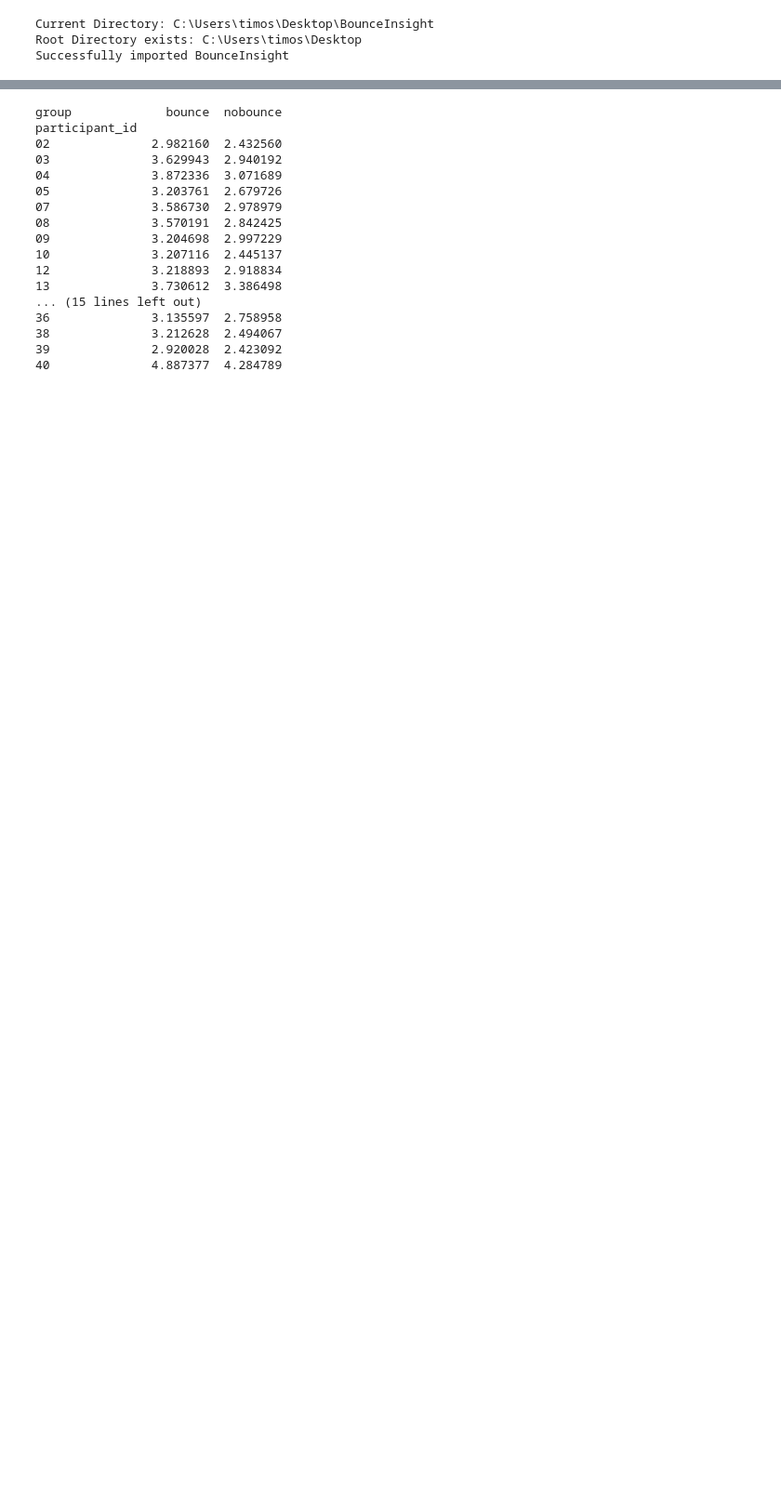
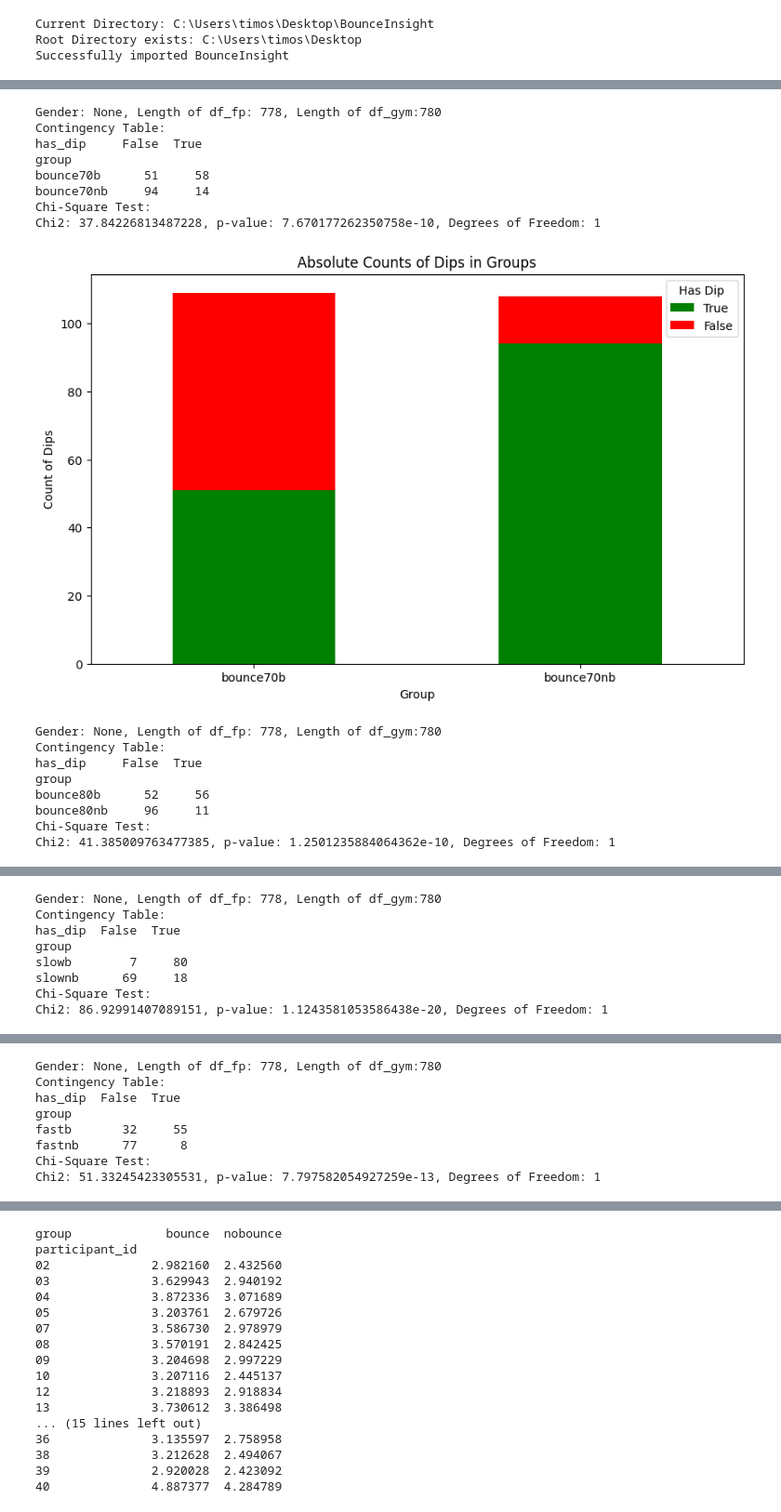
Before and after one commit to loieboi/BounceInsight, a Jupyter notebook: stat.ipynb, the cells around one changed output, grey strips where cells are left out. Shown at 93% size. Cells and saved outputs as stored; diff of their text form; code cells hidden in the pictures; blank space fills up the shorter version.

```diff
--- a/stat.ipynb
+++ b/stat.ipynb
@@ -182,0 +513,24 @@ Comparison between bounce and nobounce: t=-8.013, p=0.0000, significant=True, Co
+# %%
+insight.run_statistics(analysis_type='chi2', comparison_type='b_nb_70')
+insight.run_statistics(analysis_type='chi2', comparison_type='b_nb_80')
+insight.run_statistics(analysis_type='chi2', comparison_type='b_nb_slow')
+insight.run_statistics(analysis_type='chi2', comparison_type='b_nb_fast')
+insight.run_statistics(analysis_type='chi2', comparison_type='b_nb_all')
+# %% [output]
+Gender: None, Length of df_fp: 778, Length of df_gym:780
+Contingency Table:
+has_dip     False  True
+group
+bounce70b      51     58
+bounce70nb     94     14
+Chi-Square Test:
+Chi2: 37.84226813487228, p-value: 7.670177262350758e-10, Degrees of Freedom: 1
+[figure, added]
+Gender: None, Length of df_fp: 778, Length of df_gym:780
+Contingency Table:
+has_dip     False  True
+group
+bounce80b      52     56
+bounce80nb     96     11
+Chi-Square Test:
+Chi2: 41.385009763477385, p-value: 1.2501235884064362e-10, Degrees of Freedom: 1
@@ -182,0 +538,8 @@ Comparison between bounce and nobounce: t=-8.013, p=0.0000, significant=True, Co
+Gender: None, Length of df_fp: 778, Length of df_gym:780
+Contingency Table:
+has_dip  False  True
+group
+slowb        7     80
+slownb      69     18
+Chi-Square Test:
+Chi2: 86.92991407089151, p-value: 1.1243581053586438e-20, Degrees of Freedom: 1
@@ -182,0 +547,8 @@ Comparison between bounce and nobounce: t=-8.013, p=0.0000, significant=True, Co
+Gender: None, Length of df_fp: 778, Length of df_gym:780
+Contingency Table:
+has_dip  False  True
+group
+fastb       32     55
+fastnb      77      8
+Chi-Square Test:
+Chi2: 51.33245423305531, p-value: 7.797582054927259e-13, Degrees of Freedom: 1
```
Also changed, not shown: parts of 12 cells of this notebook, 1 other file.
